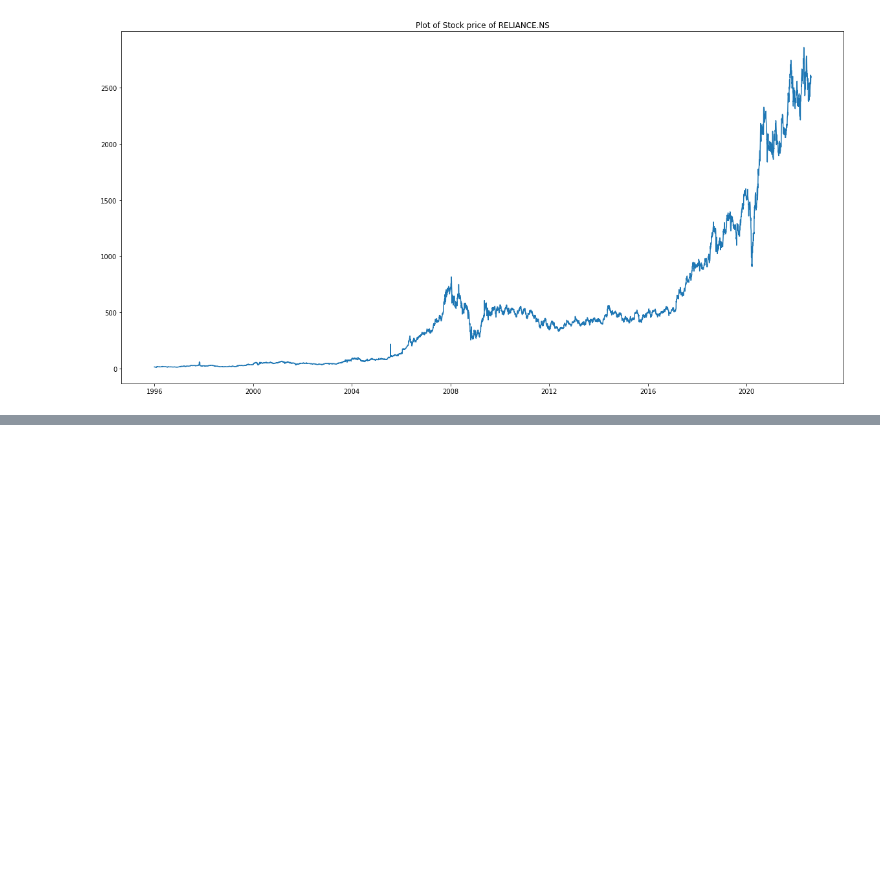
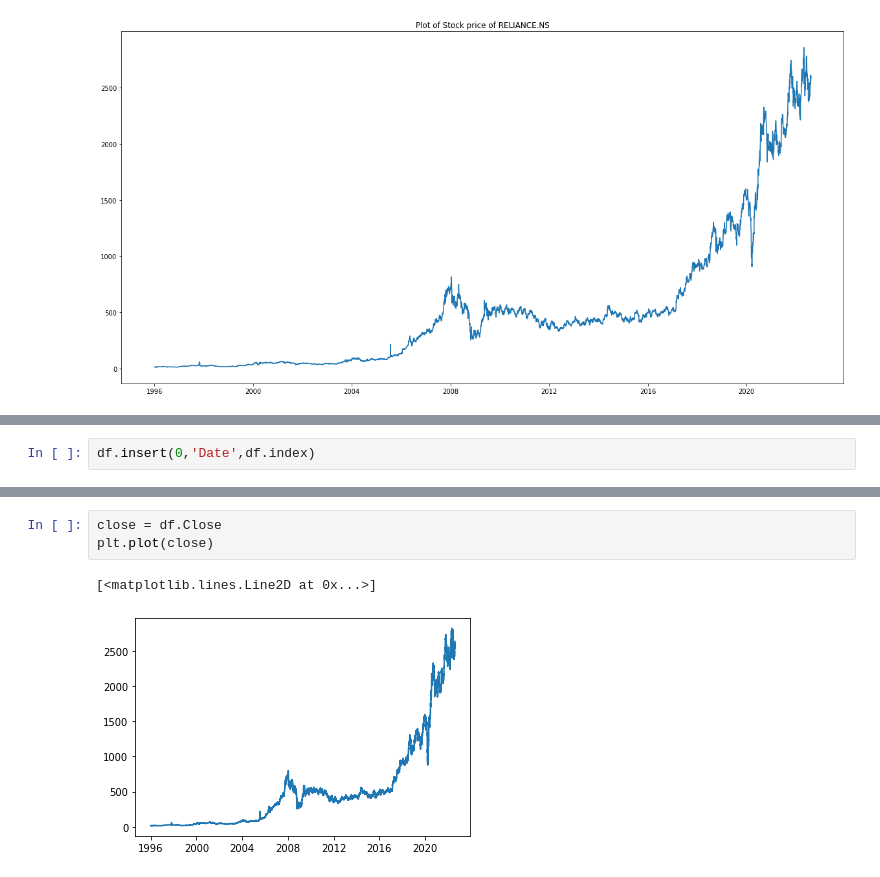
Before and after one commit to Akashkunwar/IIT-Madras-Datahacks, a Jupyter notebook: Data_Hacks.ipynb, the cells around one changed output, grey strips where cells are left out. Saved outputs shown, nothing was run; the diff lists cells and outputs as text; blank space fills up the shorter version.

```diff
--- a/Data_Hacks.ipynb
+++ b/Data_Hacks.ipynb
@@ -55,0 +70,2 @@ df
+# %%
+df.insert(0,'Date',df.index)
@@ -55,0 +109,6 @@ df
+# %%
+close = df.Close
+plt.plot(close)
+# %% [output]
+[<matplotlib.lines.Line2D at 0x...>]
+[figure, added]
```
Also changed, not shown: parts of 30 cells of this notebook.
